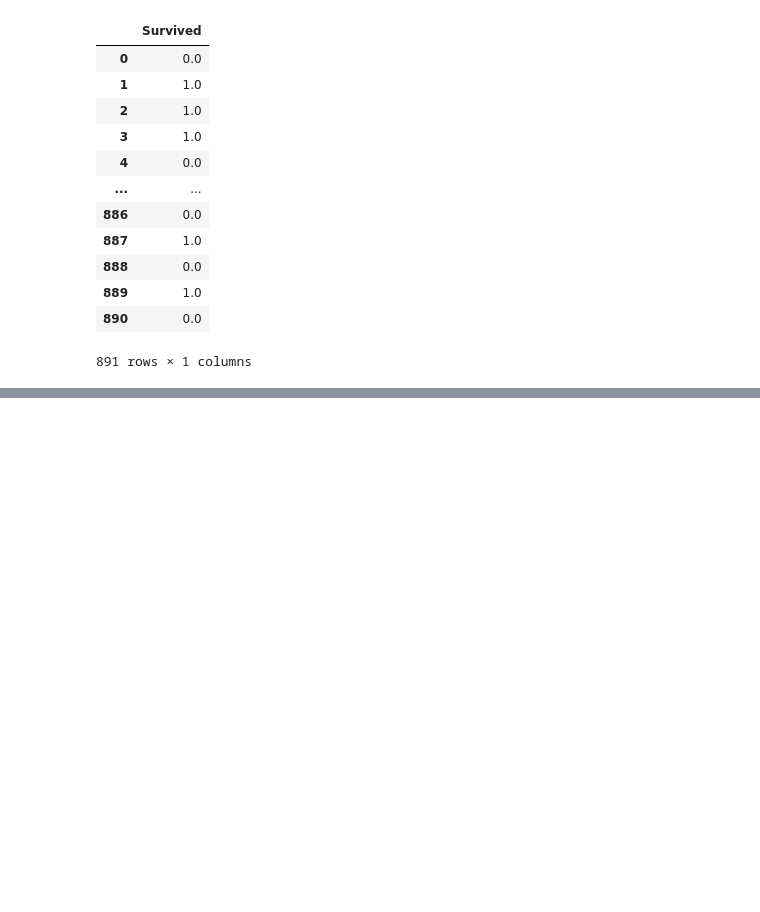
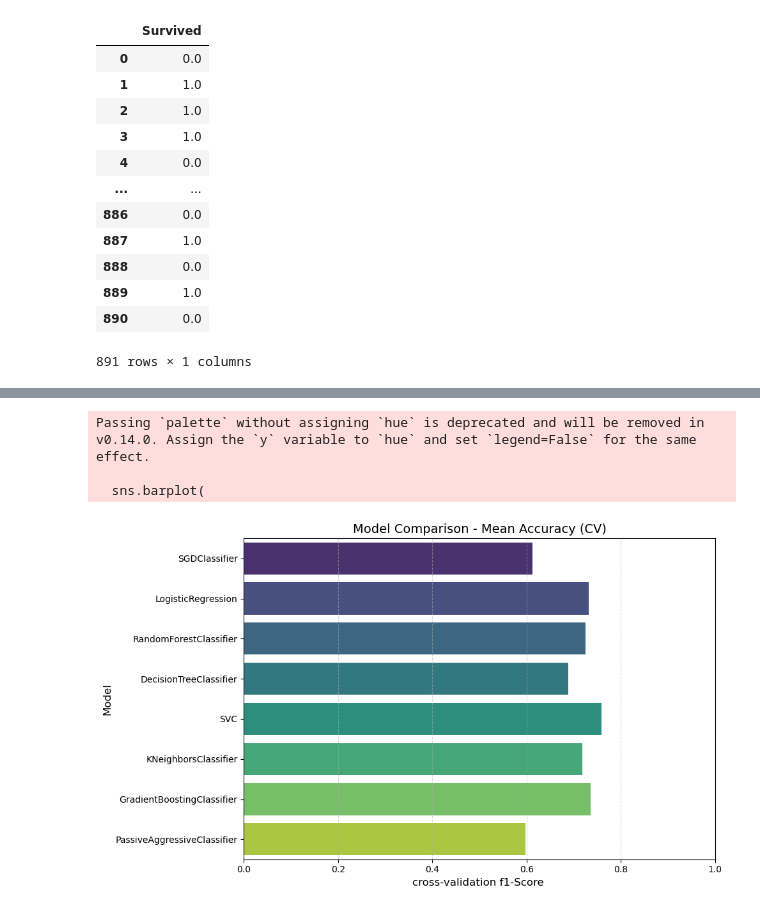
Before and after one commit to akshatkhatri/Machine_learning_playground, a Jupyter notebook: Chapter_3_geron/Titanic_dataset.ipynb, the cells around one changed output, grey strips where cells are left out. Saved outputs shown, nothing was run; the diff lists cells and outputs as text; code cells hidden in the pictures; blank space fills up the shorter version.

Commit message:
Completed Titanic_dataset , F1 score of 76.76 % Final Submission on Kaggle Done

```diff
--- a/Chapter_3_geron/Titanic_dataset.ipynb
+++ b/Chapter_3_geron/Titanic_dataset.ipynb
@@ -532,9 +558,9 @@ array(['passenger_class__Pclass', 'passenger_class__SibSp',
 # %%
 X_train = processed_X_train[:, :-1] # Training Data
-Y_train = processed_X_train[:, -1:] # Labels for Training Data
+Y_train = processed_X_train[:, -1:].ravel() # Labels for Training Data ravel() for getting shape in 1-d to prevent warnings
 
-X_test = processed_X_test[:,:-1] # Test Data
-Y_test = processed_X_test[:,-1:] # Labels for Test data
+X_test = processed_X_test # Test Data
+Y_test = processed_X_test # Labels for Test data
 # %%
 X_train_df = pd.DataFrame(X_train,columns = preprocessing_train_data.get_feature_names_out()[:-1])
 X_train_df
@@ -571,0 +664,23 @@ Y_train_df
+# %%
+import seaborn as sns
+
+plt.figure(figsize=(10, 6))
+sns.barplot(
+    y='Model_name',
+    x=f'{scoring_metric}-Score',
+    data=Model_perfomance_df,
+    palette='viridis'
+)
+
+plt.xlabel(f'cross-validation {scoring_metric}-Score ', fontsize=12)
+plt.ylabel('Model', fontsize=12)
+plt.title('Model Comparison - Mean Accuracy (CV)', fontsize=14)
+plt.xlim(0, 1.0)
+plt.grid(axis='x', linestyle='--', alpha=0.5)
+plt.tight_layout()
+plt.show()
+# %% [output]
+Passing `palette` without assigning `hue` is deprecated and will be removed in v0.14.0. Assign the `y` variable to `hue` and set `legend=False` for the same effect.
+
+  sns.barplot(
+[figure, added]
```
Also changed, not shown: parts of 31 cells of this notebook, 1 other file.
